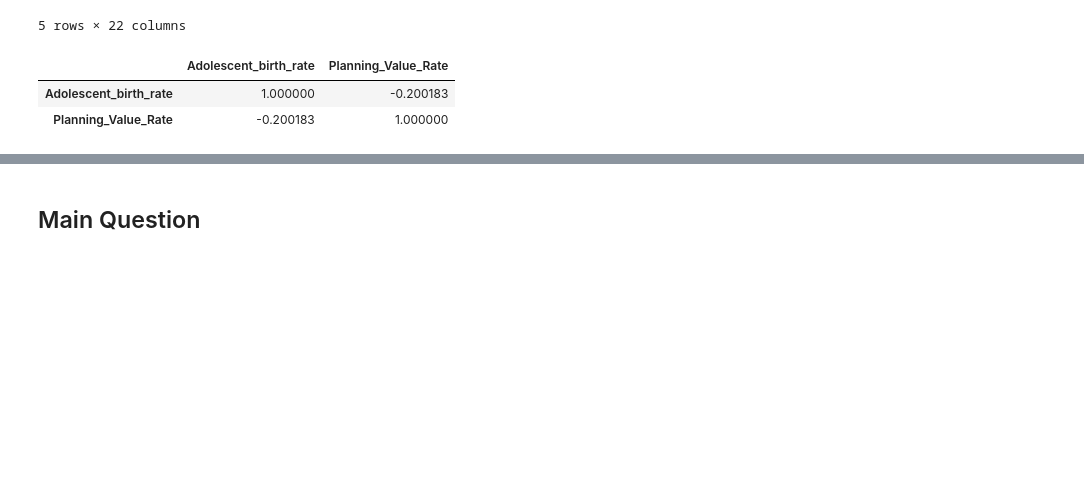
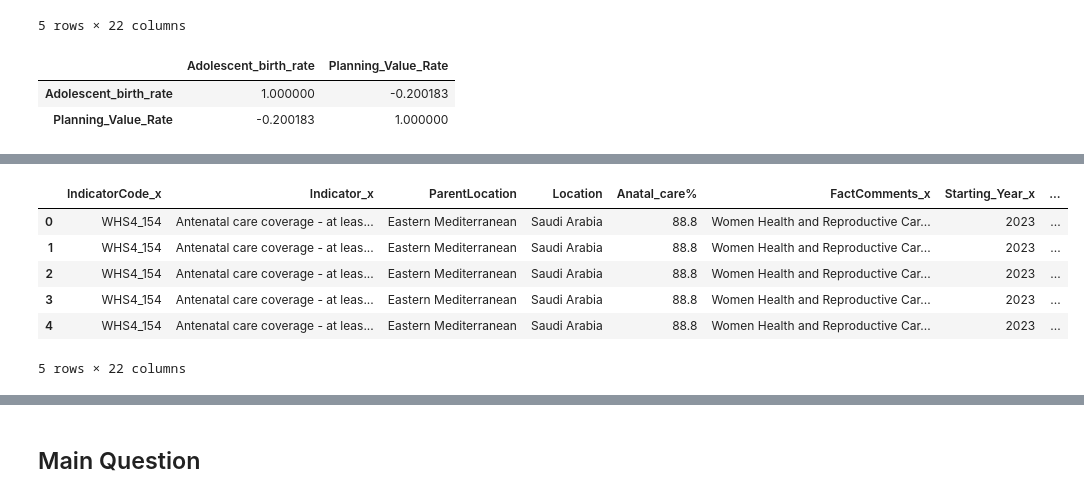
Before and after one commit to laurar9889/Project_3_Team_1, a Jupyter notebook: main_file.ipynb, the cells around one changed output, grey strips where cells are left out. Cells and saved outputs as stored; diff of their text form; code cells hidden in the pictures; blank space fills up the shorter version.

```diff
--- a/main_file.ipynb
+++ b/main_file.ipynb
@@ -1500,0 +1500,10 @@ correlation
+# %%
+#IS
+# Load the CSV files into DataFrames
+df1 = pd.read_csv('Output/care_coverage.csv')
+df2 = pd.read_csv('Output/family_planning.csv')
+df3 = pd.read_csv('Output/adolescent_births.csv')
+# %%
+df2.rename(columns={'Year_Period_Range': 'Period_Range', 'ParentLocation_Continent': 'ParentLocation'}, inplace=True)
+
+print(df2.columns)
@@ -1500,0 +1527,14 @@ correlation
+# %%
+# Merge df1 and df2 on 'ParentLocation'
+merged_df = pd.merge(df1, df2, on='ParentLocation', how='inner')
+
+# Display the merged DataFrameprint("\nMerged DataFrame:")
+merged_df.head()
+# %% [output]
+|  | IndicatorCode_x | Indicator_x | ParentLocation | Location | Anatal_care% | FactComments_x | Starting_Year_x | ... |
+| 0 | WHS4_154 | Antenatal care coverage - at leas... | Eastern Mediterranean | Saudi Arabia | 88.8 | Women Health and Reproductive Car... | 2023 | ... |
+| 1 | WHS4_154 | Antenatal care coverage - at leas... | Eastern Mediterranean | Saudi Arabia | 88.8 | Women Health and Reproductive Car... | 2023 | ... |
+| 2 | WHS4_154 | Antenatal care coverage - at leas... | Eastern Mediterranean | Saudi Arabia | 88.8 | Women Health and Reproductive Car... | 2023 | ... |
+| 3 | WHS4_154 | Antenatal care coverage - at leas... | Eastern Mediterranean | Saudi Arabia | 88.8 | Women Health and Reproductive Car... | 2023 | ... |
+| 4 | WHS4_154 | Antenatal care coverage - at leas... | Eastern Mediterranean | Saudi Arabia | 88.8 | Women Health and Reproductive Car... | 2023 | ... |
+5 rows × 22 columns
```
Also changed, not shown: parts of 20 cells of this notebook, 4 other files.
